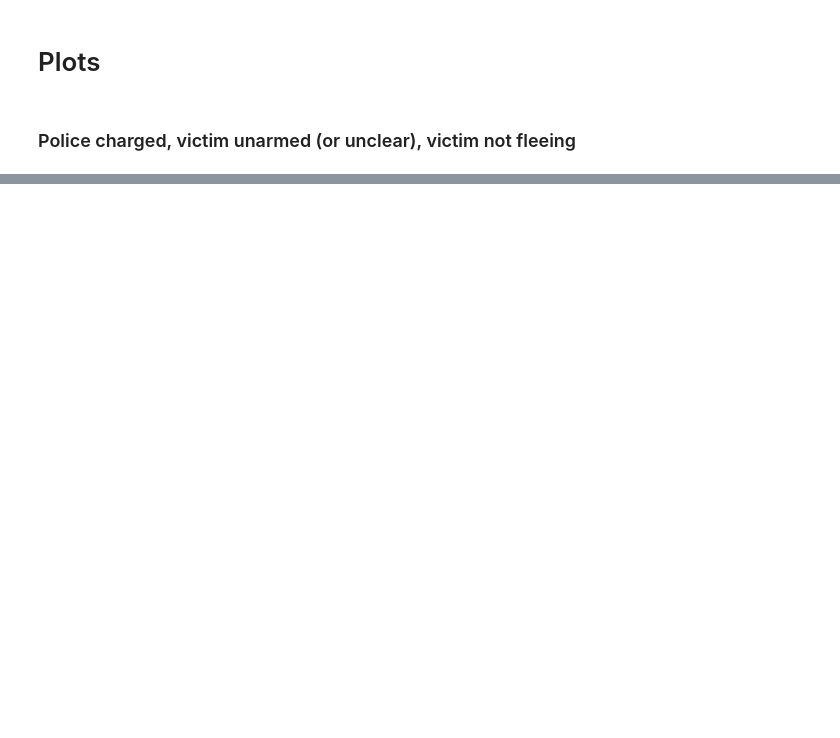
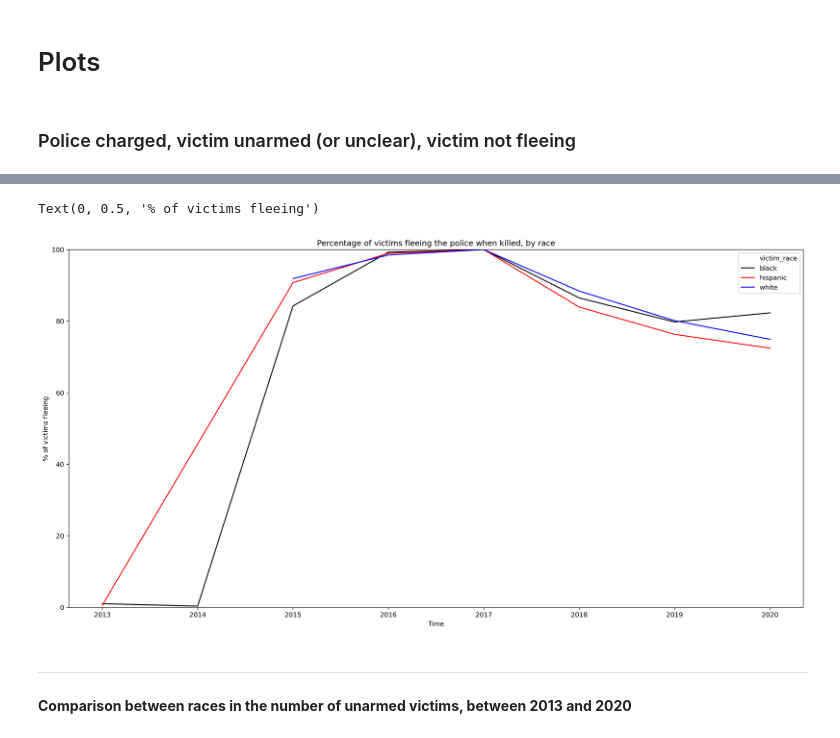
Before and after one commit to epfl-ada/ada-2020-project-milestone-p3-p3_badass, a Jupyter notebook: police_violence.ipynb, the cells around one changed output, grey strips where cells are left out. Saved outputs shown, nothing was run; the diff lists cells and outputs as text; code cells hidden in the pictures; blank space fills up the shorter version.

```diff
--- a/police_violence.ipynb
+++ b/police_violence.ipynb
@@ -230,0 +322,8 @@ Text(0, 0.5, 'Victims with a gun (%)')
+# %%
+#group by race, year and victim_fleeing => get the number of victims not_fleeing, each year, in every race
+flee_df = PV_data.groupby(['victim_race', 'date', 'victim_fleeing'], as_index=False).count()
+flee_df = flee_df.query('victim_fleeing != "not fleeing"')
+flee_df = df_races.groupby(['victim_race', 'date', 'victim_fleeing'], as_index=False).count()
+flee_df = flee_df.groupby(['victim_race', 'date'], as_index=False).sum()
+flee_df['fleeing_count'] = flee_df.State
+flee_df.head()
@@ -230,0 +337,5 @@ Text(0, 0.5, 'Victims with a gun (%)')
+# %%
+final_df = pd.merge(total_df, flee_df, on=['victim_race', 'date'])
+final_df['%_fleeing'] = np.around(final_df.fleeing_count / final_df.total_count * 100, decimals=2)
+final_df = final_df[['victim_race', 'date', '%_fleeing']]
+final_df
@@ -230,0 +360,20 @@ Text(0, 0.5, 'Victims with a gun (%)')
+# %%
+import seaborn as sns
+
+fig, ax = plt.subplots()
+fig.set_size_inches(20, 10)
+
+sns.lineplot(data=final_df, x="date", y="%_fleeing", hue="victim_race", palette=["black", "red", "blue"])
+
+ax.set_ylim(0, 100)
+
+ax.set_title("Percentage of victims fleeing the police when killed, by race")
+ax.set_xlabel("Time")
+ax.set_ylabel("% of victims fleeing")
+# %% [output]
+Text(0, 0.5, '% of victims fleeing')
+[figure, added]
+# %% [markdown]
+***
+# %% [markdown]
+**Comparison between races in the number of unarmed victims, between 2013 and 2020**
```
Also changed, not shown: parts of 65 cells of this notebook.
